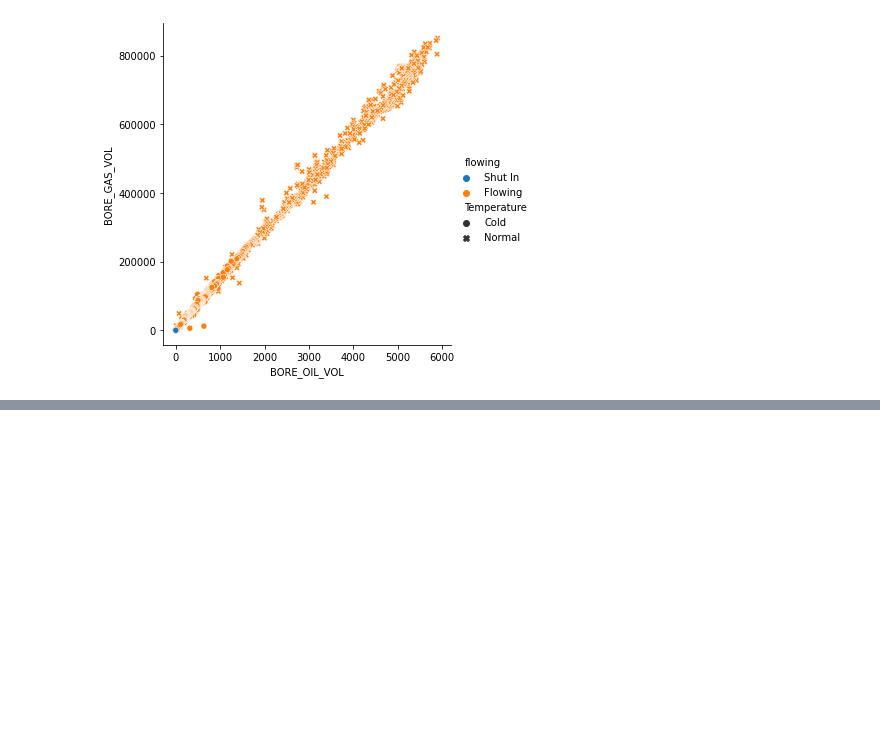
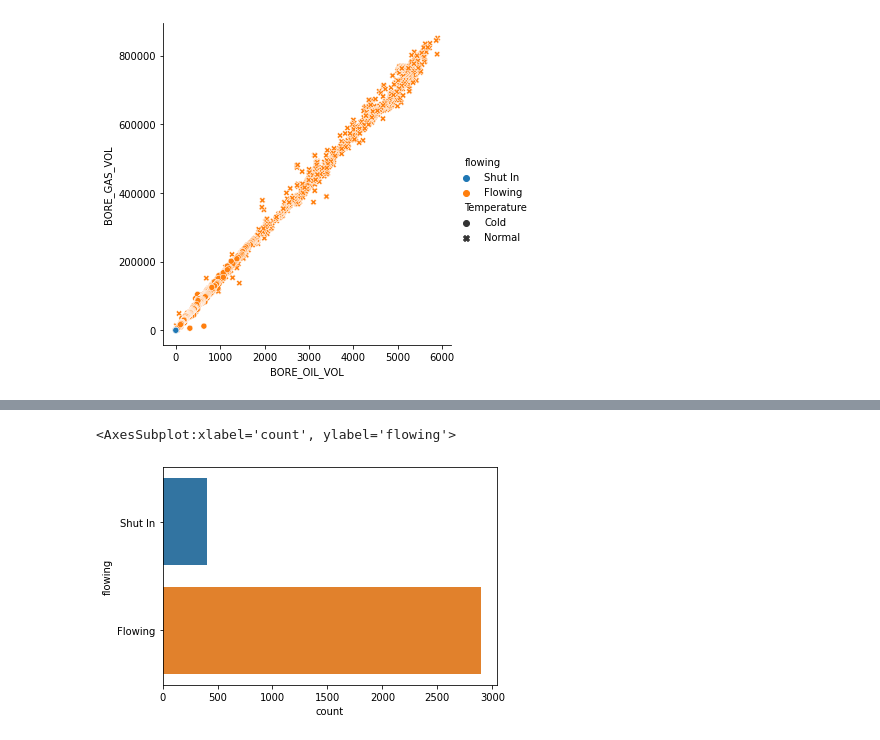
Before and after one commit to jaiyesh/diploma_ml_oandg, a Jupyter notebook: Day 12/Day 12.ipynb, the cells around one changed output, grey strips where cells are left out. Saved outputs shown, nothing was run; the diff lists cells and outputs as text; code cells hidden in the pictures; blank space fills up the shorter version.

```diff
--- a/Day 12/Day 12.ipynb
+++ b/Day 12/Day 12.ipynb
@@ -355,0 +363,5 @@ sns.relplot(x=df_t["BORE_OIL_VOL"],y=df_t["BORE_GAS_VOL"],hue=df_t["flowing"],st
+# %%
+sns.countplot(y=df_t["flowing"])
+# %% [output]
+<AxesSubplot:xlabel='count', ylabel='flowing'>
+[figure, added]
```
Also changed, not shown: parts of 27 cells of this notebook.
